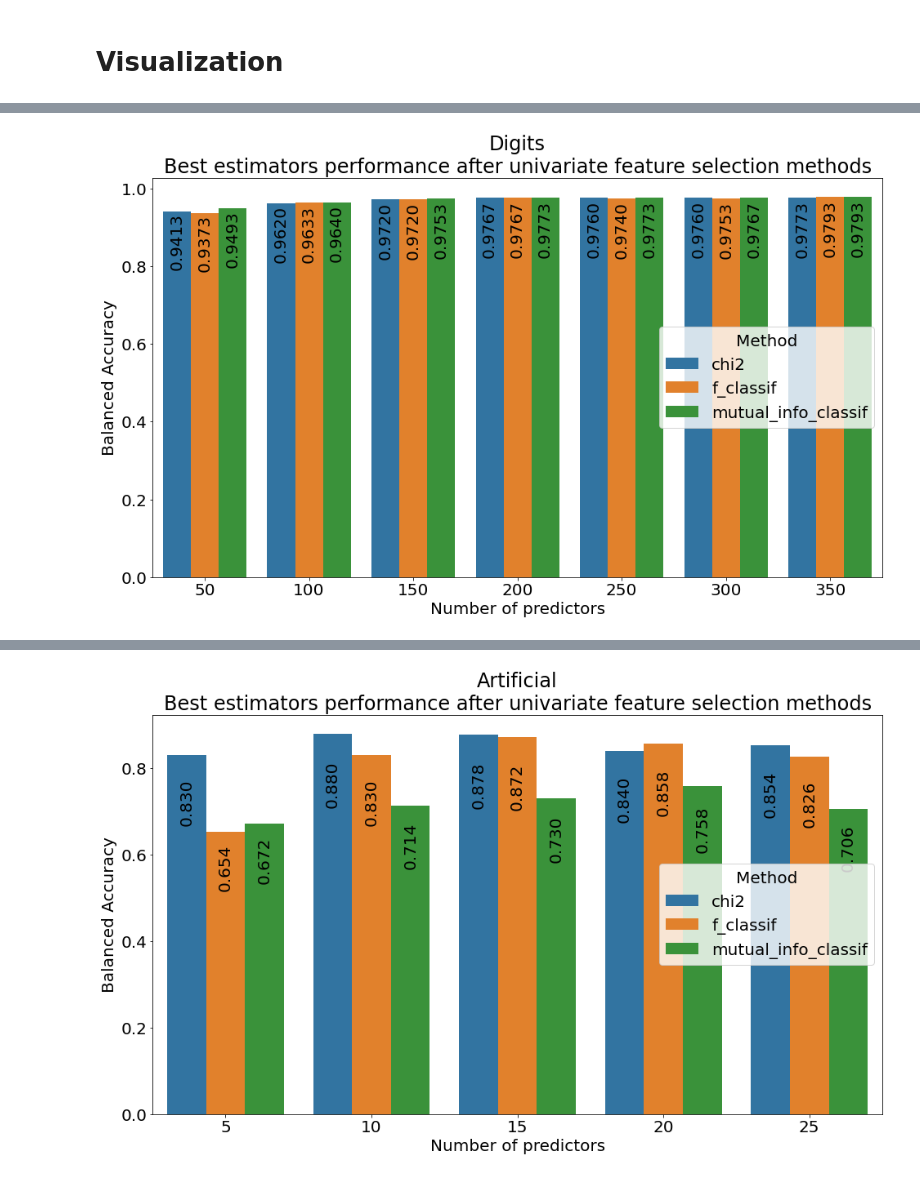
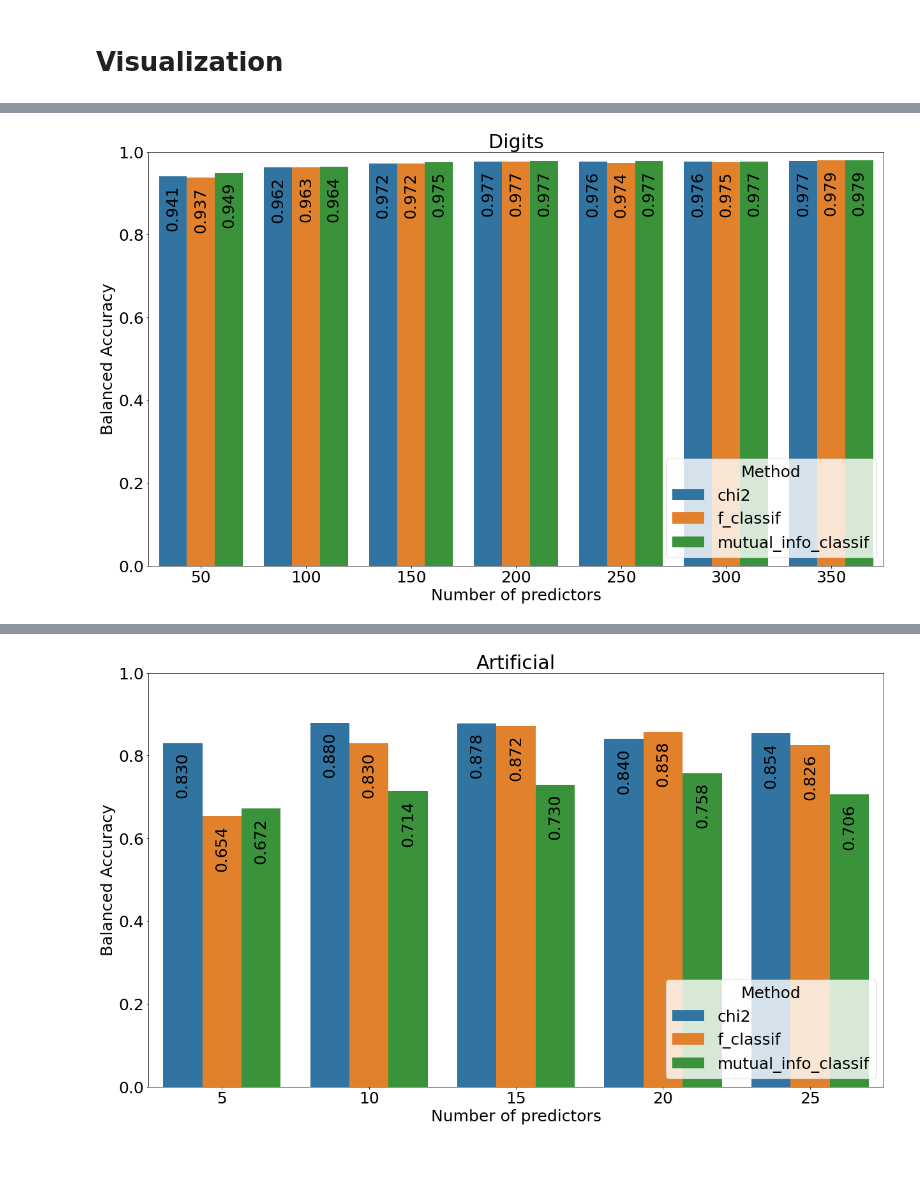
Before and after one commit to pawel99k/AML2022, a Jupyter notebook: Project2/Python_scripts/UnivariatesFS.ipynb, the cells around one changed output, grey strips where cells are left out. Drawn from its saved outputs; the diff is of its cells as text; code cells hidden in the pictures.

Commit message:
plots

```diff
--- a/Project2/Python_scripts/UnivariatesFS.ipynb
+++ b/Project2/Python_scripts/UnivariatesFS.ipynb
@@ -392,21 +340,24 @@ vis_digits
 | 20 | 350 | mutual_info_classif | XGBClassifier | 0.979333 | True | [12, 34, 83, 101, 137, 153, 162, ... | 0.964333 |
 # %%
 plt.rcParams['figure.figsize'] = (16,9)
-plt.rcParams['font.size'] = 20
+plt.rcParams['font.size'] = 25
 # %%
 bars = sns.barplot(x='k', y='BA score', hue='method', data=vis_digits)
 for bar in bars.patches:
-    bars.annotate(format(bar.get_height(), '.4f'),
+    bars.annotate(format(bar.get_height(), '.3f'),
                    (bar.get_x() + bar.get_width() / 2,
-                    bar.get_height()*0.9), ha='center', va='center', xytext=(0, 8), rotation=90,
+                    bar.get_height()-0.09), ha='center', va='center', xytext=(0, 8), rotation=90,
                    textcoords='offset points')
-plt.legend(loc=5, title='Method')
+plt.legend(loc=4, title='Method')
+plt.ylim(0, 1)
 plt.xlabel('Number of predictors')
 plt.ylabel('Balanced Accuracy')
-plt.title('Digits\nBest estimators performance after univariate feature selection methods')
+plt.title('Digits')
+plt.gca().set_position([0, 0, 1, 1])
+plt.savefig("../images/ufs_digits_o.svg")
 plt.show()
 # %% [output]
-[figure, old version]
+[figure, new version]
 # %%
 vis_art = r_art.sort_values(['BA score'], ascending=False).groupby(['k', 'method']).first().reset_index()
 vis_art
@@ -432,12 +383,15 @@ bars = sns.barplot(x='k', y='BA score', hue='method', data=vis_art)
 for bar in bars.patches:
     bars.annotate(format(bar.get_height(), '.3f'),
                    (bar.get_x() + bar.get_width() / 2,
-                    bar.get_height()*0.85), ha='center', va='center', xytext=(0, 8), rotation=90,
+                    bar.get_height()-0.09), ha='center', va='center', xytext=(0, 8), rotation=90,
                    textcoords='offset points')
-plt.legend(loc=5, title='Method')
+plt.legend(loc=4, title='Method')
+plt.ylim(0, 1)
 plt.xlabel('Number of predictors')
 plt.ylabel('Balanced Accuracy')
-plt.title('Artificial\nBest estimators performance after univariate feature selection methods')
+plt.title('Artificial')
+plt.gca().set_position([0, 0, 1, 1])
+plt.savefig("../images/ufs_artificial_o.svg")
 plt.show()
 # %% [output]
-[figure, old version]
+[figure, new version]
```
Also changed, not shown: parts of 8 cells of this notebook, 1 other file.
